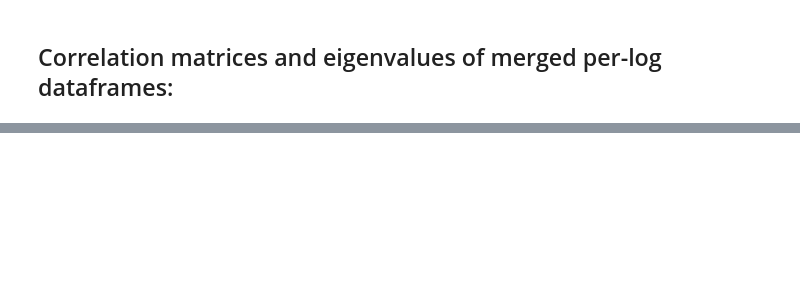
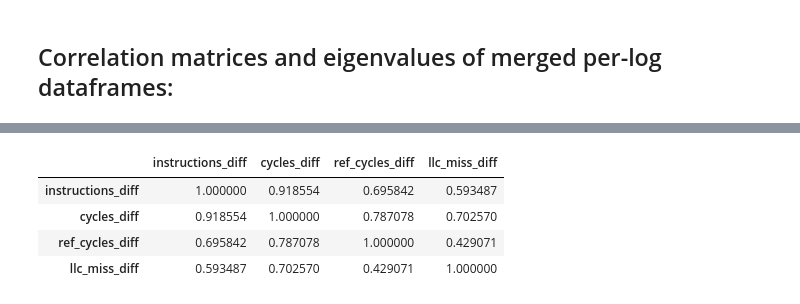
Before and after one commit to awadyn/network_exec_energy_study, a Jupyter notebook: full_logs/Correlation Matrices and Eigenvalues of Merged Per-Log Dataframes.ipynb, the cells around one changed output, grey strips where cells are left out. Saved outputs shown, nothing was run; the diff lists cells and outputs as text; code cells hidden in the pictures; blank space fills up the shorter version.

Commit message:
checking correlation matrix of instructions readings across different cores

```diff
--- a/full_logs/Correlation Matrices and Eigenvalues of Merged Per-Log Dataframes.ipynb
+++ b/full_logs/Correlation Matrices and Eigenvalues of Merged Per-Log Dataframes.ipynb
@@ -17,3 +15,9 @@ def get_latencies(out_fname):
     lat = {'read': dict(zip(header[1:], [float(y) for y in read_lat[1:]]))}
 
     return lat['read']
+# %%
+def get_joules(df):
+    joules_sum = df['joules_diff'].sum()
+    joules = {'joules_sum': joules_sum}
+
+    return joules
@@ -48,0 +80,9 @@ ITR_DELAY:  100
+# %%
+# checking corr matrix
+corr_qps_itr_counter_list['200k']['100']
+# %% [output]
+|  | instructions_diff | cycles_diff | ref_cycles_diff | llc_miss_diff |
+| instructions_diff | 1.000000 | 0.918554 | 0.695842 | 0.593487 |
+| cycles_diff | 0.918554 | 1.000000 | 0.787078 | 0.702570 |
+| ref_cycles_diff | 0.695842 | 0.787078 | 1.000000 | 0.429071 |
+| llc_miss_diff | 0.593487 | 0.702570 | 0.429071 | 1.000000 |
```
Also changed, not shown: parts of 26 cells of this notebook, 3 other files.
